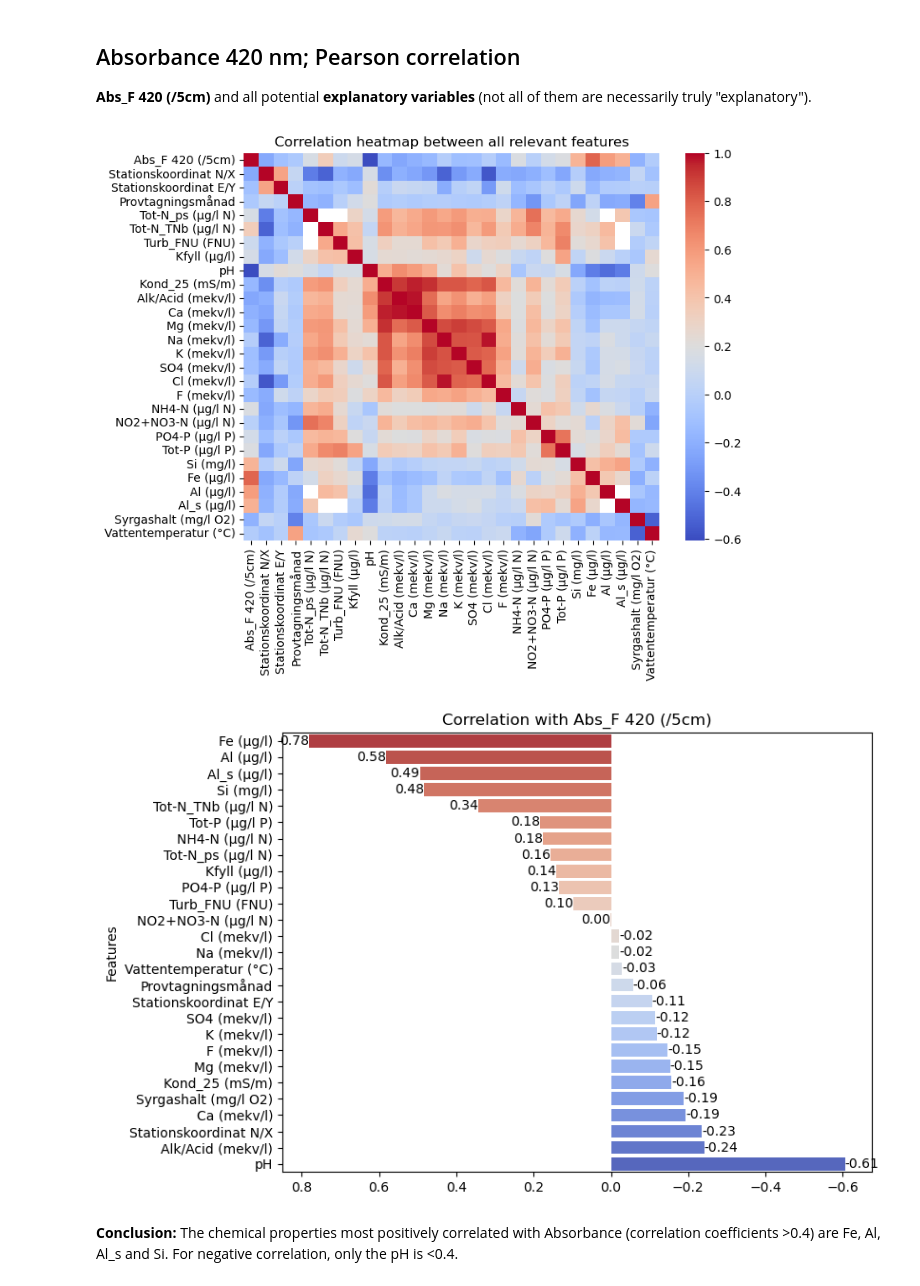
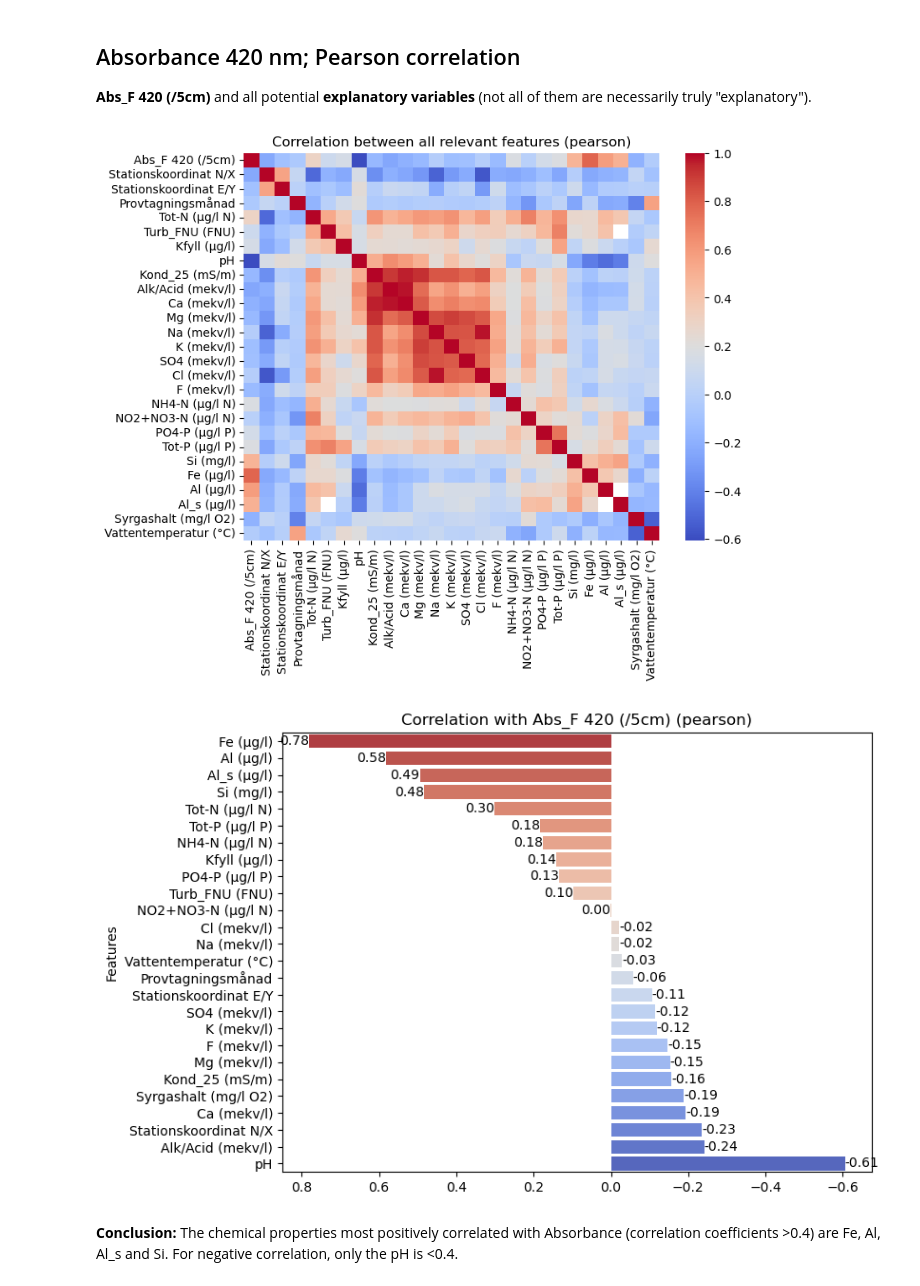
Before and after one commit to farankhalid520/1DL507-Watershed-History, a Jupyter notebook: notebooks/lake_chem_data_exploration.ipynb, the cells around one changed output. Saved outputs shown, nothing was run; the diff lists cells and outputs as text; code cells hidden in the pictures.

```diff
--- a/notebooks/lake_chem_data_exploration.ipynb
+++ b/notebooks/lake_chem_data_exploration.ipynb
@@ -80,3 +80,10 @@ print(list_of_lakes)
 len(list_of_lakes)
 # %% [output]
 108
+# %%
+# Combine old and new way of calculating Tot-N
+df_lake_chem["Tot-N (µg/l N)"] = np.where(
+    df_lake_chem["Tot-N_TNb (µg/l N)"].notnull(),
+    df_lake_chem["Tot-N_TNb (µg/l N)"],
+    df_lake_chem["Tot-N_ps (µg/l N)"],
+)
@@ -197,37 +219,36 @@ abs_and_explan = [
     "Stationskoordinat N/X",
     "Stationskoordinat E/Y",
     "Provtagningsmånad",
-    "Tot-N_ps (µg/l N)",
-    "Tot-N_TNb (µg/l N)",
+    "Tot-N (µg/l N)",
     "Turb_FNU (FNU)",
     "Kfyll (µg/l)",
     "pH",
     "Kond_25 (mS/m)",
     "Alk/Acid (mekv/l)",
     "Ca (mekv/l)",
     "Mg (mekv/l)",
     "Na (mekv/l)",
     "K (mekv/l)",
     "SO4 (mekv/l)",
     "Cl (mekv/l)",
     "F (mekv/l)",
     "NH4-N (µg/l N)",
     "NO2+NO3-N (µg/l N)",
     "PO4-P (µg/l P)",
     "Tot-P (µg/l P)",
     "Si (mg/l)",
     "Fe (µg/l)",
     "Al (µg/l)",
     "Al_s (µg/l)",
     "Syrgashalt (mg/l O2)",
     "Vattentemperatur (°C)",
 ]
 
 create_corr_heatmap(abs_and_explan, method="pearson")
 create_corr_barplot(abs_and_explan, "Abs_F 420 (/5cm)", method="pearson")
 # %% [output]
-[figure, old version]
+[figure, new version]
-[figure, old version]
+[figure, new version]
 # %% [markdown]
 **Conclusion:** The chemical properties most positively correlated with Absorbance (correlation coefficients >0.4) are Fe, Al, Al_s and Si. For negative correlation, only the pH is <0.4.
 # %% [markdown]
```
Also changed, not shown: parts of 6 cells of this notebook.
